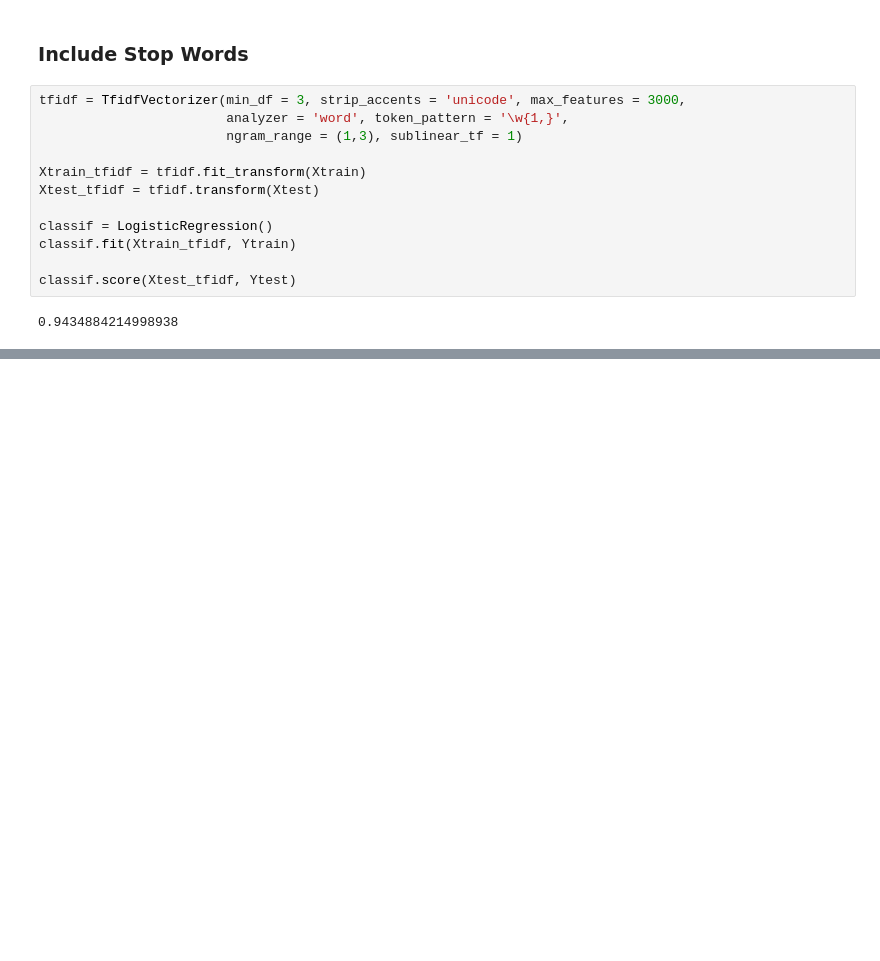
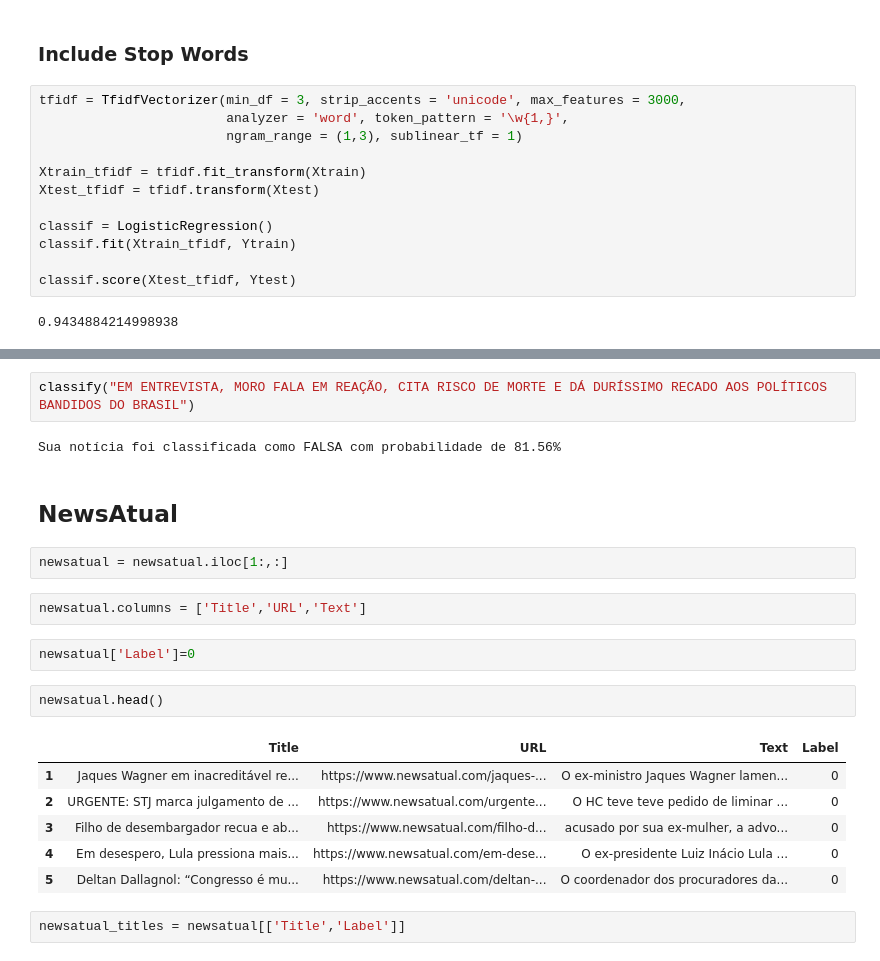
Before and after one commit to AkiraOkuno/Fake_News, a Jupyter notebook: Classification/clean_text.ipynb, the cells around one changed output, grey strips where cells are left out. Drawn from its saved outputs; the diff is of its cells as text; blank space fills up the shorter version.

```diff
--- a/Classification/clean_text.ipynb
+++ b/Classification/clean_text.ipynb
@@ -385,0 +402,23 @@ classif.score(Xtest_tfidf, Ytest)
+# %%
+classify("EM ENTREVISTA, MORO FALA EM REAÇÃO, CITA RISCO DE MORTE E DÁ DURÍSSIMO RECADO AOS POLÍTICOS BANDIDOS DO BRASIL")
+# %% [output]
+Sua notícia foi classificada como FALSA com probabilidade de 81.56%
+# %% [markdown]
+## NewsAtual
+# %%
+newsatual = newsatual.iloc[1:,:]
+# %%
+newsatual.columns = ['Title','URL','Text']
+# %%
+newsatual['Label']=0
+# %%
+newsatual.head()
+# %% [output]
+|  | Title | URL | Text | Label |
+| 1 | Jaques Wagner em inacreditável re... | https://www.newsatual.com/jaques-... | O ex-ministro Jaques Wagner lamen... | 0 |
+| 2 | URGENTE: STJ marca julgamento de ... | https://www.newsatual.com/urgente... | O HC teve teve pedido de liminar ... | 0 |
+| 3 | Filho de desembargador recua e ab... | https://www.newsatual.com/filho-d... | acusado por sua ex-mulher, a advo... | 0 |
+| 4 | Em desespero, Lula pressiona mais... | https://www.newsatual.com/em-dese... | O ex-presidente Luiz Inácio Lula ... | 0 |
+| 5 | Deltan Dallagnol: “Congresso é mu... | https://www.newsatual.com/deltan-... | O coordenador dos procuradores da... | 0 |
+# %%
+newsatual_titles = newsatual[['Title','Label']]
```
Also changed, not shown: parts of 12 cells of this notebook.
